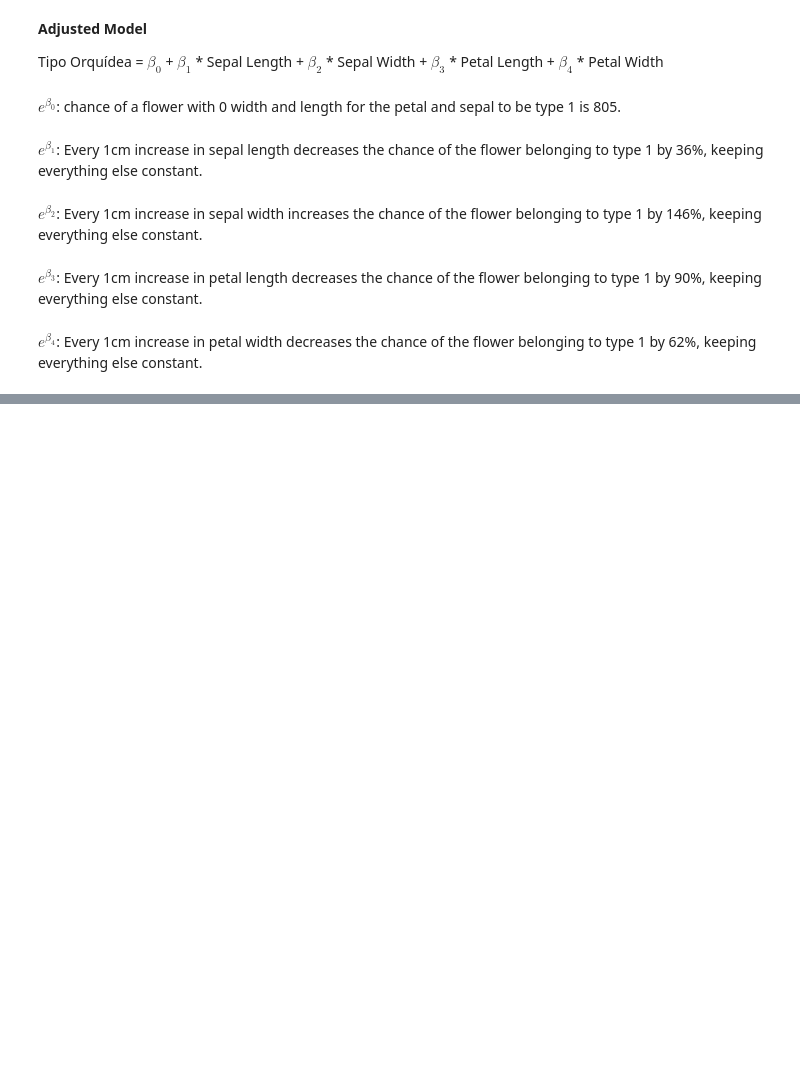
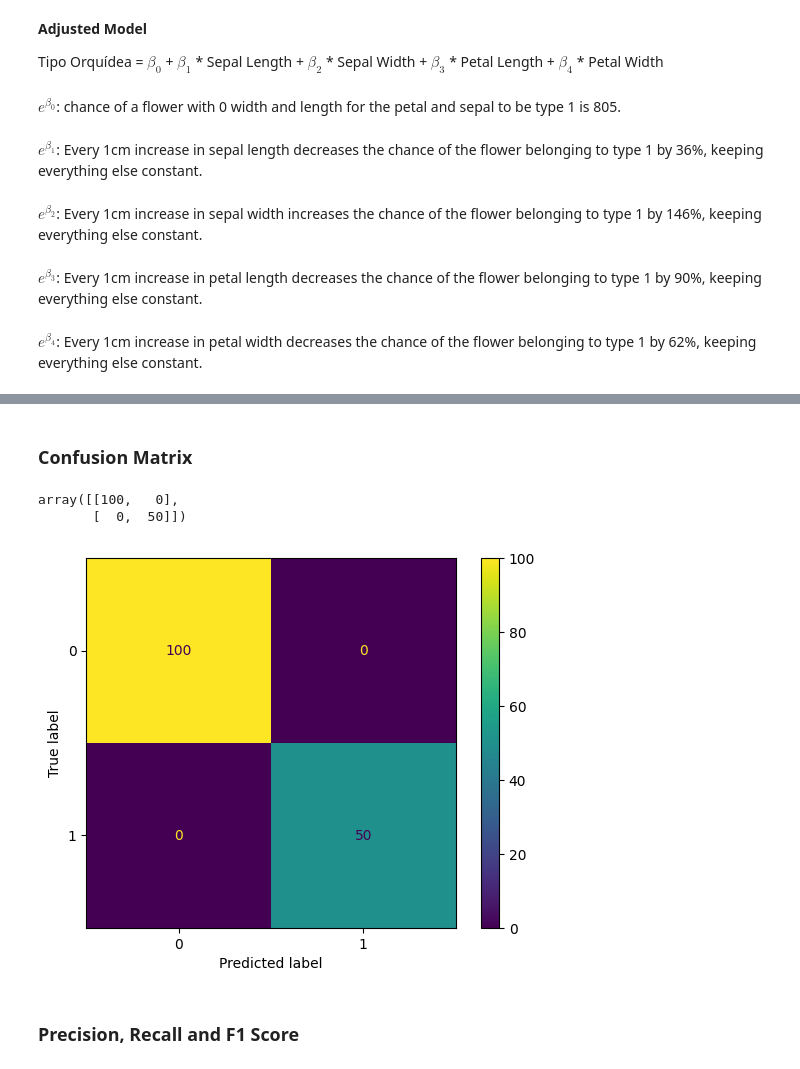
Before and after one commit to davidsagg/work_in_progress, a Jupyter notebook: iris_logistic_regression/Iris_Logistic_Regression.ipynb, the cells around one changed output, grey strips where cells are left out. Drawn from its saved outputs; the diff is of its cells as text; code cells hidden in the pictures; blank space fills up the shorter version.

```diff
--- a/iris_logistic_regression/Iris_Logistic_Regression.ipynb
+++ b/iris_logistic_regression/Iris_Logistic_Regression.ipynb
@@ -129,0 +134,3 @@ $e^{\beta_4}$: Every 1cm increase in petal width decreases the chance of the flo
+# %%
+df_diagnostics = df[['Tipo_Orquidea','y_estimado']].copy()
+df_diagnostics.head()
@@ -129,0 +144,6 @@ $e^{\beta_4}$: Every 1cm increase in petal width decreases the chance of the flo
+# %%
+#ENG: defining the threshold for the predicted Y as 0.5
+
+# Definindo o corte de probabilidade para definir o Y Predito
+corte = 0.5
+Y_Predito = np.where(df_diagnostics['y_estimado'] >= corte, 1 , 0)
@@ -129,0 +160,2 @@ $e^{\beta_4}$: Every 1cm increase in petal width decreases the chance of the flo
+# %% [markdown]
+### Confusion Matrix
@@ -129,0 +167,12 @@ $e^{\beta_4}$: Every 1cm increase in petal width decreases the chance of the flo
+# %%
+cm = confusion_matrix(df_diagnostics['Tipo_Orquidea'], Y_Predito)
+cm
+# %% [output]
+array([[100,   0],
+       [  0,  50]])
+# %%
+ConfusionMatrixDisplay(confusion_matrix=cm,).plot();
+# %% [output]
+[figure, added]
+# %% [markdown]
+### Precision, Recall and F1 Score
```
Also changed, not shown: parts of 13 cells of this notebook.
